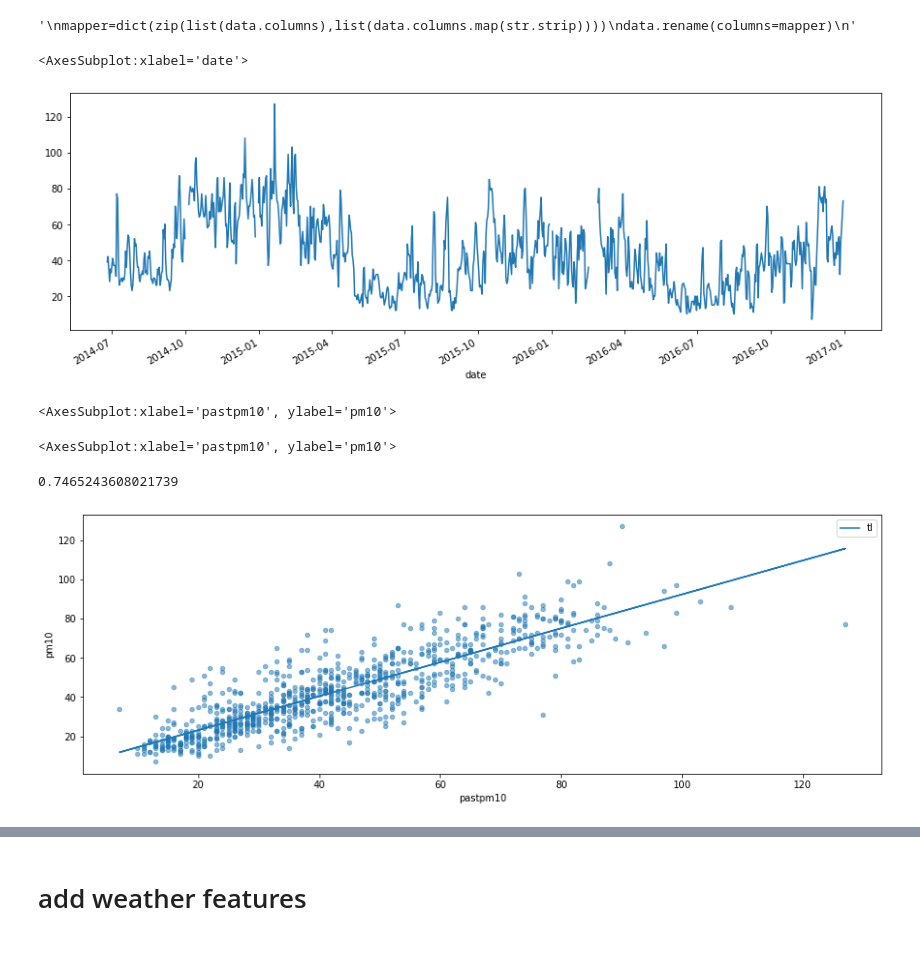
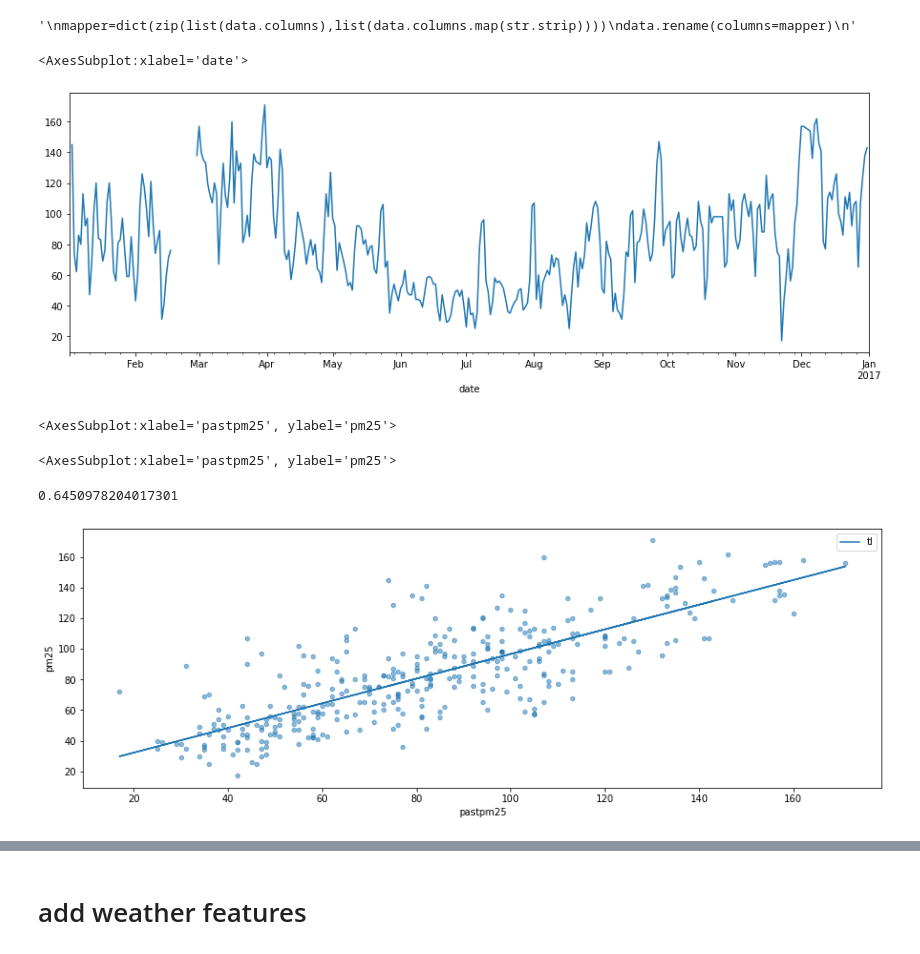
Before and after one commit to bluexm/airquality, a Jupyter notebook: analysis/autocorrelation_meteo.ipynb, the cells around one changed output, grey strips where cells are left out. Drawn from its saved outputs; the diff is of its cells as text; code cells hidden in the pictures.

```diff
--- a/analysis/autocorrelation_meteo.ipynb
+++ b/analysis/autocorrelation_meteo.ipynb
@@ -13,8 +13,10 @@ from pandas_profiling import ProfileReport
 import seaborn as sns
 # %%
 # params
-dtfrom = "2014-1-1" #dt.date(2014,1,1)
+dtfrom = "2016-1-1" #dt.date(2014,1,1)
 dtto = "2017-1-1" #dt.date(2017,1,1)
+
+polluant='pm25'
 # %%
 #data = pd.read_csv("..\data\coloane,-macau-air-quality.csv",)
 data = pd.read_csv("..\data\parque-central da taipa, macau-air-quality.csv",)
@@ -49,19 +51,19 @@ Name: date, Length: 2027, dtype: datetime64[ns]
 if False:
     ProfileReport(data)
 # %%
-polluant='pm10'
+
 pastpolluant='past'+polluant
 df= data[(data.index > dtfrom) & (data.index <= dtto)].copy()
 
 fig,axs=plt.subplots(figsize=(15,5))
 df[polluant].plot(ax=axs)
 pastpolluants=[]
 for pol in data.columns:
     pastpolluants.append( 'past'+pol)
     df[pastpolluants[-1]]=data[pol].shift(1)
 # %% [output]
 <AxesSubplot:xlabel='date'>
-[figure, old version]
+[figure, new version]
 # %%
 from sklearn.linear_model import LinearRegression
 from sklearn import datasets, linear_model
@@ -80,10 +82,10 @@ trendln.plot(ax=axs)
 
 regression.score(X, y)
 # %% [output]
-<AxesSubplot:xlabel='pastpm10', ylabel='pm10'>
+<AxesSubplot:xlabel='pastpm25', ylabel='pm25'>
-<AxesSubplot:xlabel='pastpm10', ylabel='pm10'>
+<AxesSubplot:xlabel='pastpm25', ylabel='pm25'>
-0.7465243608021739
+0.6450978204017301
-[figure, old version]
+[figure, new version]
 # %%
 # regression on all past polluants
 regr = linear_model.LinearRegression()
```
Also changed, not shown: parts of 9 cells of this notebook.
